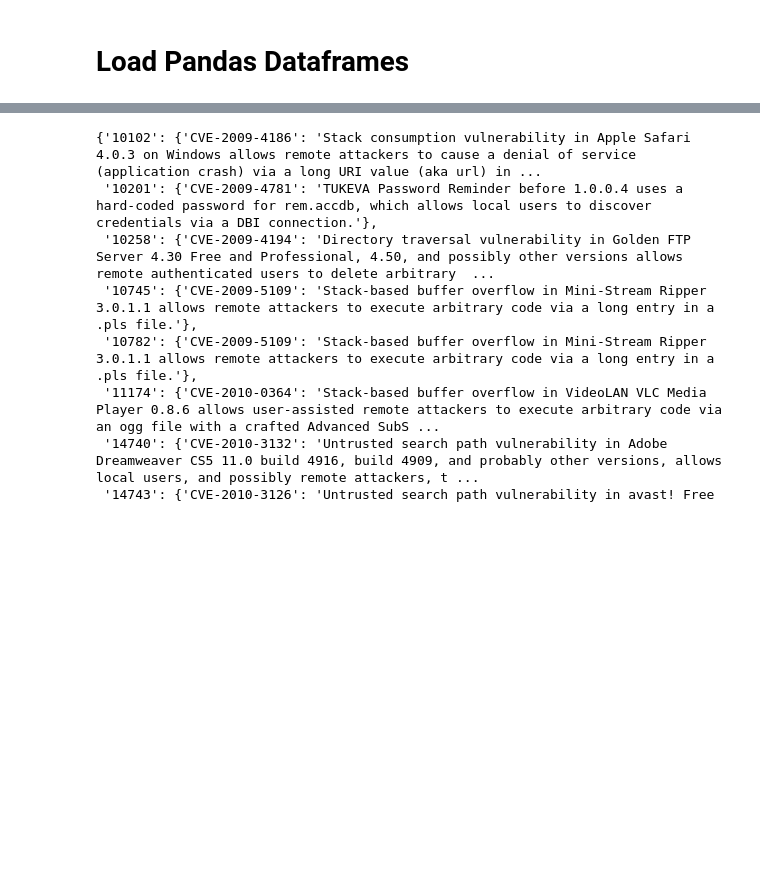
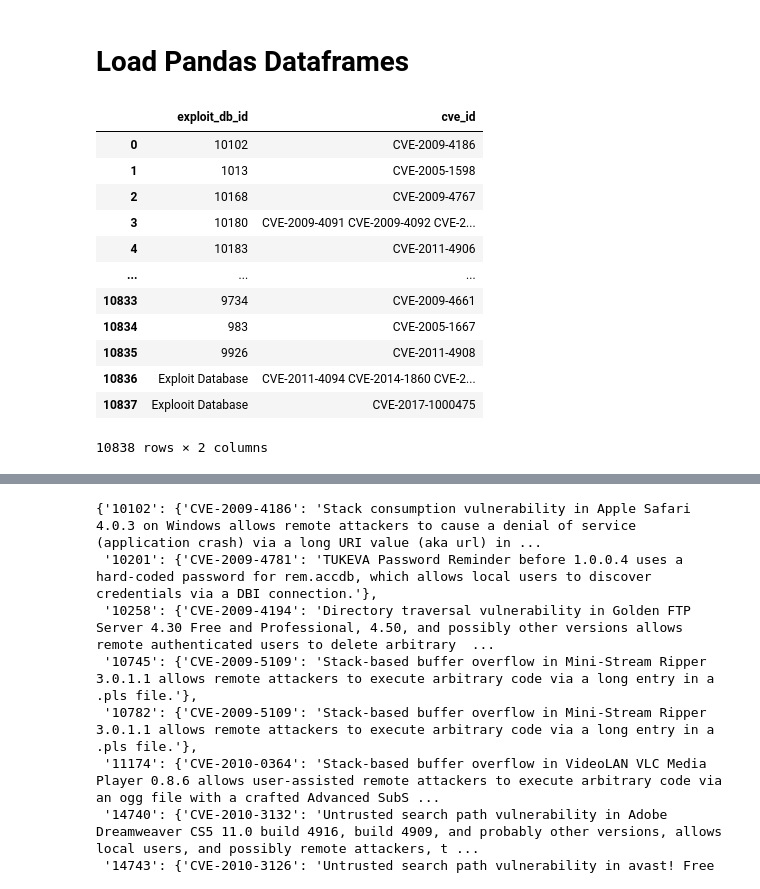
Before and after one commit to mattiapocci/poc_detection, a Jupyter notebook: SAFETorch/dataset_descriptor.ipynb, the cells around one changed output, grey strips where cells are left out. Saved outputs shown, nothing was run; the diff lists cells and outputs as text; code cells hidden in the pictures; blank space fills up the shorter version.

```diff
--- a/SAFETorch/dataset_descriptor.ipynb
+++ b/SAFETorch/dataset_descriptor.ipynb
@@ -60,6 +95,22 @@ for s in res:
 # %%
 import pandas as pd
 exploit_db_cve = pd.read_csv('../datasets/exploit_db_cve.csv')
+# %%
+exploit_db_cve
+# %% [output]
+|  | exploit_db_id | cve_id |
+| 0 | 10102 | CVE-2009-4186 |
+| 1 | 1013 | CVE-2005-1598 |
+| 2 | 10168 | CVE-2009-4767 |
+| 3 | 10180 | CVE-2009-4091 CVE-2009-4092 CVE-2... |
+| 4 | 10183 | CVE-2011-4906 |
+| ... | ... | ... |
+| 10833 | 9734 | CVE-2009-4661 |
+| 10834 | 983 | CVE-2005-1667 |
+| 10835 | 9926 | CVE-2011-4908 |
+| 10836 | Exploit Database | CVE-2011-4094 CVE-2014-1860 CVE-2... |
+| 10837 | Explooit Database | CVE-2017-1000475 |
+10838 rows × 2 columns
 # %%
 import requests
 from bs4 import BeautifulSoup
```
Also changed, not shown: parts of 17 cells of this notebook, 4 other files.
